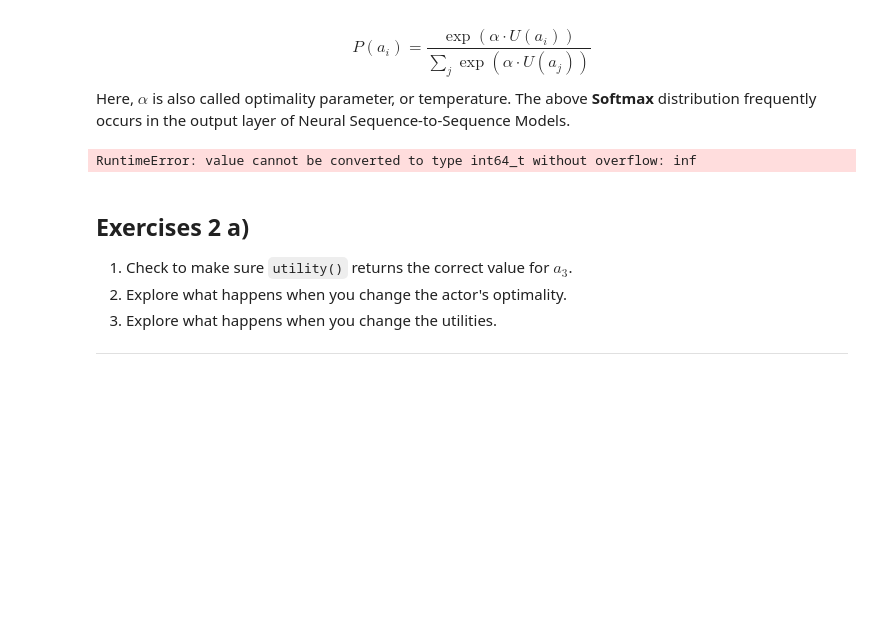
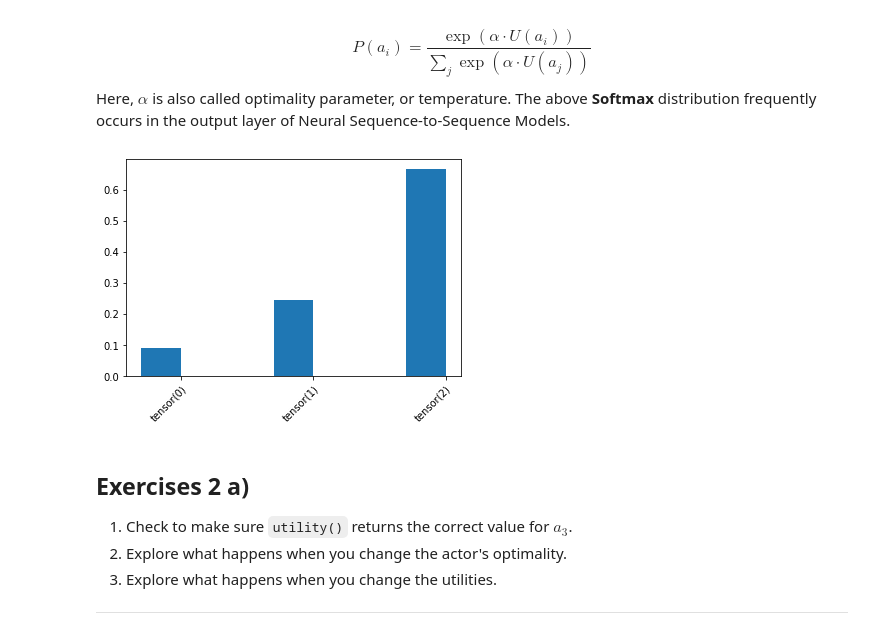
Before and after one commit to marvosyntactical/pragmatics-pyro, a Jupyter notebook: course/solutions/01-RSA-introduction.ipynb, the cells around one changed output. Saved outputs shown, nothing was run; the diff lists cells and outputs as text; code cells hidden in the pictures; blank space fills up the shorter version.

````diff
--- a/course/solutions/01-RSA-introduction.ipynb
+++ b/course/solutions/01-RSA-introduction.ipynb
@@ -186,9 +184,9 @@ def action_prior():
 def utility(tensor_action_idx):
     action = actions[int(tensor_action_idx.item())]
     lookup_table = {
-        "a1": 1,
-        "a2": 2,
-        "a3": 3
+        "a1": 1.,
+        "a2": 2.,
+        "a3": 3.
     }
     return lookup_table[action]
 
@@ -198,14 +196,15 @@ alpha = 1
 # define rational agent who chooses actions
 # according to their expected utility
 @Marginal
-def agent(arg):
+def agent():
     action = action_prior()
     pyro.factor("utility", alpha * utility(action))
     return action
 # %%
 agent_dist = agent() # TODO FIXME
+silly_plotter(agent_dist)
 # %% [output]
-RuntimeError: value cannot be converted to type int64_t without overflow: inf
+[figure, added]
 # %% [markdown]
 ## Exercises 2 a)
 1. Check to make sure ```utility()``` returns the correct value for $a_3$.
````
Also changed, not shown: parts of 6 cells of this notebook, 4 other files.
